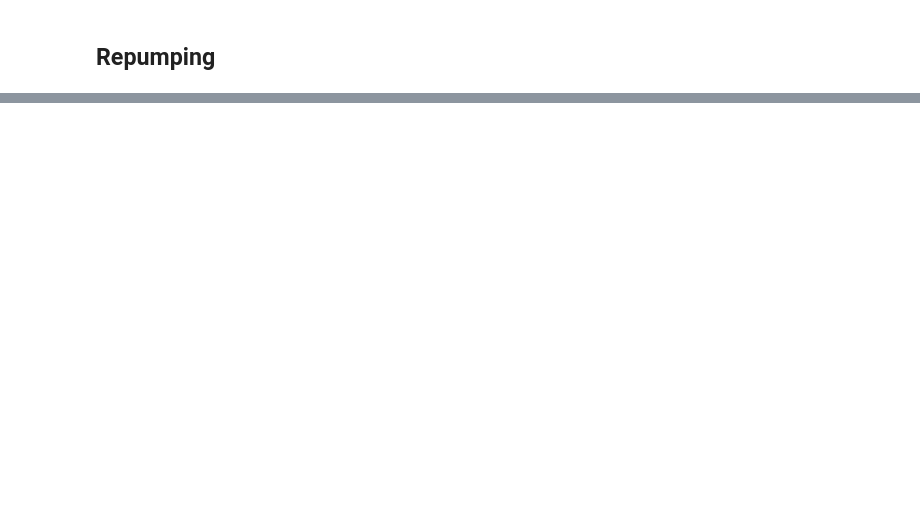
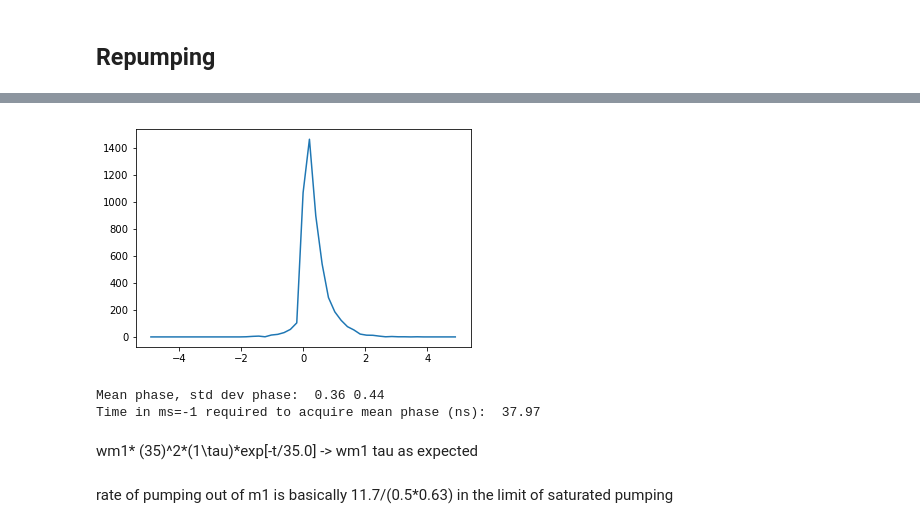
Before and after one commit to zaguros/analysis, a Jupyter notebook: notebooks/Quantum Networks/Simulations/RepumpingMonteCarlo.ipynb, the cells around one changed output, grey strips where cells are left out. Cells and saved outputs as stored; diff of their text form; code cells hidden in the pictures; blank space fills up the shorter version.

```diff
--- a/notebooks/Quantum Networks/Simulations/RepumpingMonteCarlo.ipynb
+++ b/notebooks/Quantum Networks/Simulations/RepumpingMonteCarlo.ipynb
@@ -79,50 +78,33 @@ print avgRepumpTime
 # %%
 Apar = np.array([-365,-26,-55,33,26.5,-72])*1e3
 Aperp = np.array([100,18,25,35,30,30])*1e3
 Larmor = 442800.0
 
 fp1 = (np.sqrt((Larmor + Apar)**2 + Aperp**2) - Larmor)
 fm1 = (np.sqrt((Larmor - Apar)**2 + Aperp**2) - Larmor)
 favg = (fp1+fm1)/2
 
-carbon = 0
+carbon = 1
 
 wp1=360.0*1e-9*fp1[carbon]
 wm1=360.0*1e-9*fm1[carbon]
 
-phase = np.float(rmc.dt)*np.array([wp1,wm1,0,wp1,wp1,wm1,wm1])
+phase = np.float(rmc.dt)*np.array([wp1,wm1,0,0,wp1,wm1])
 phaseAcquired = np.sum(np.dot(phase,np.transpose(rmc.populations,axes = [0,2,1])),axis=1)
 
-h,bins =np.histogram(phaseAcquired,np.linspace(-50,50,50))
+h,bins =np.histogram(phaseAcquired,np.linspace(-5,5,50))
 centers = bins[:-1] + (bins[1]-bins[0])/2
 
 plt.plot(centers,h)
 plt.show()
 plt.close()
 
 meanPhase = np.mean(phaseAcquired)
 stdDevPhase = np.sqrt(np.var(phaseAcquired))
 
 print 'Mean phase, std dev phase: ', np.around(meanPhase,2), np.around(stdDevPhase,2)
 print 'Time in ms=-1 required to acquire mean phase (ns): ', np.around(meanPhase/wm1,2)
-
-print '\n Only singlet'
-
-wp1=360.0*1e-9*fp1[carbon]
-wm1=360.0*1e-9*fm1[carbon]
-
-phase = np.float(rmc.dt)*np.array([0,0,0,wp1,0,0,wm1])
-phaseAcquired = np.sum(np.dot(phase,np.transpose(rmc.populations,axes = [0,2,1])),axis=1)
-
-h,bins =np.histogram(phaseAcquired,np.linspace(-50,50,50))
-centers = bins[:-1] + (bins[1]-bins[0])/2
-
-plt.plot(centers,h)
-plt.show()
-plt.close()
-
-meanPhase = np.mean(phaseAcquired)
-stdDevPhase = np.sqrt(np.var(phaseAcquired))
-
-print 'Mean phase, std dev phase: ', np.around(meanPhase,2), np.around(stdDevPhase,2)
-print 'Time in ms=-1 required to acquire mean phase (ns): ', np.around(meanPhase/wm1,2)
+# %% [output]
+[figure, added]
+Mean phase, std dev phase:  0.36 0.44
+Time in ms=-1 required to acquire mean phase (ns):  37.97
@@ -154,0 +111,4 @@ t_array,populations,mean_populations = mcr.run_mc(time_duration,dt,repetitions,
+# %% [markdown]
+wm1* (35)^2*(1\tau)*exp[-t/35.0] -> wm1 tau as expected
+# %% [markdown]
+rate of pumping out of m1 is basically 11.7/(0.5*0.63) in the limit of saturated pumping
```
Also changed, not shown: parts of 10 cells of this notebook, 7 other files.
